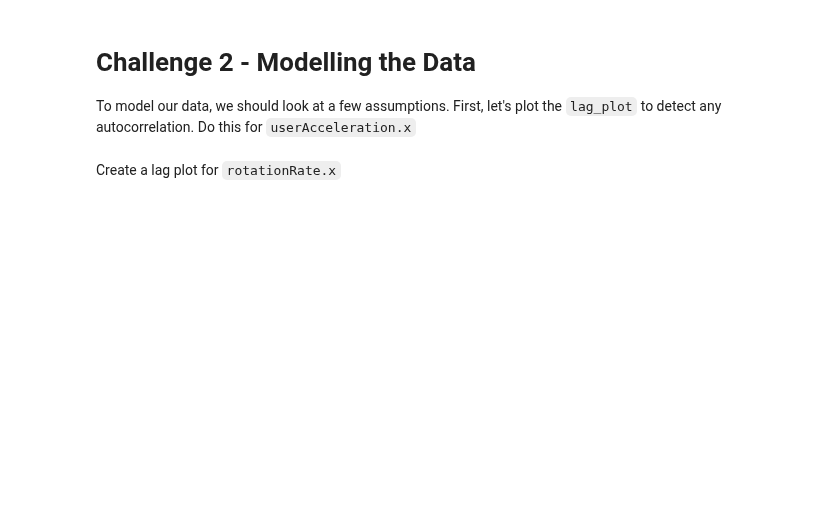
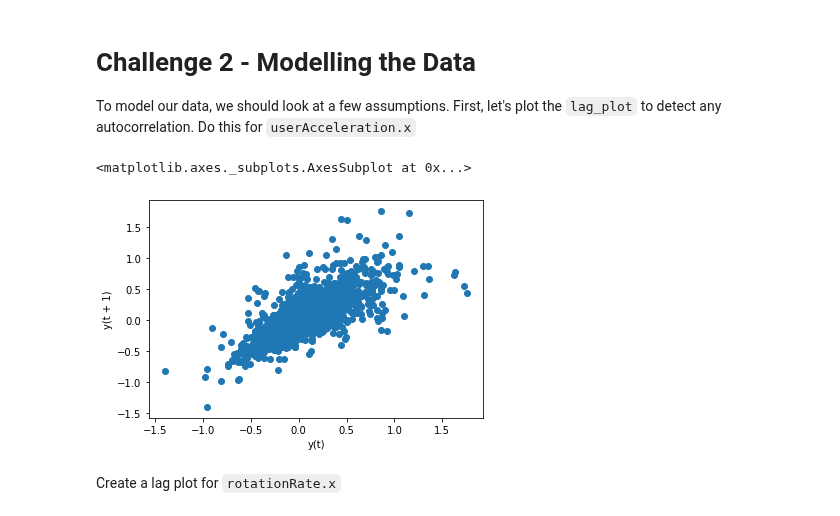
Before and after one commit to ironhack-labs/data-labs, a Jupyter notebook: module-2/lab-time-series/your-code/main.ipynb, the cells around one changed output. Cells and saved outputs as stored; diff of their text form; code cells hidden in the pictures; blank space fills up the shorter version.

```diff
--- a/module-2/lab-time-series/your-code/main.ipynb
+++ b/module-2/lab-time-series/your-code/main.ipynb
@@ -50,6 +130,12 @@ Plot the decomposed time series of `rotationRate.x` also with a frequency of 60.
 To model our data, we should look at a few assumptions. First, let's plot the `lag_plot` to detect any autocorrelation. Do this for `userAcceleration.x`
 # %%
 # Your code here:
+from pandas.plotting import lag_plot
+
+lag_plot(sensor['userAcceleration.x'])
+# %% [output]
+<matplotlib.axes._subplots.AxesSubplot at 0x...>
+[figure, added]
 # %% [markdown]
 Create a lag plot for `rotationRate.x`
 # %%
```
Also changed, not shown: parts of 29 cells of this notebook, 2 other files.
